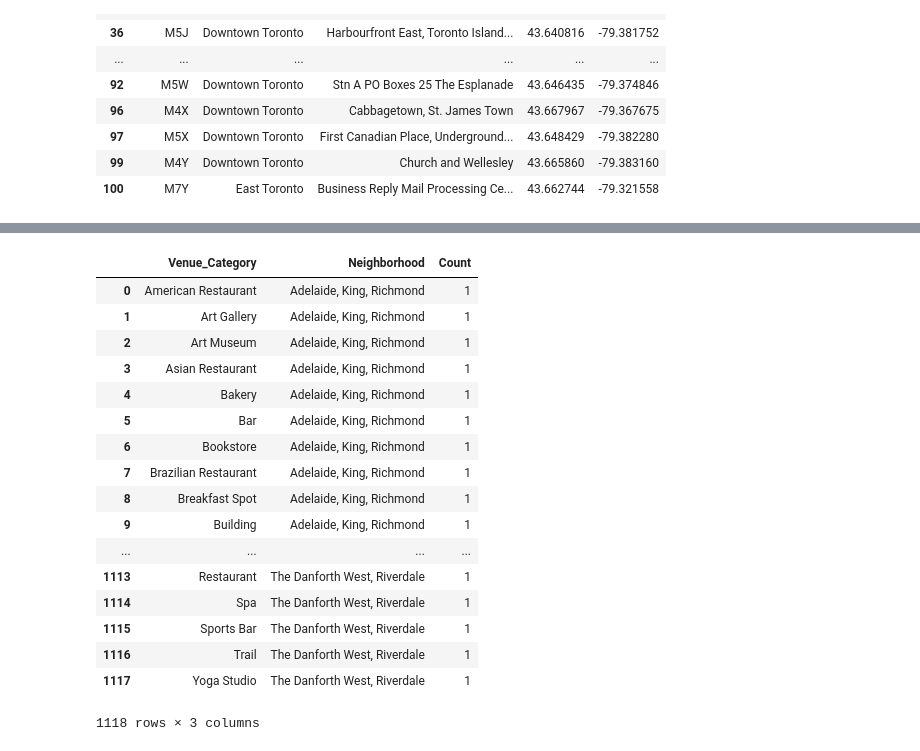
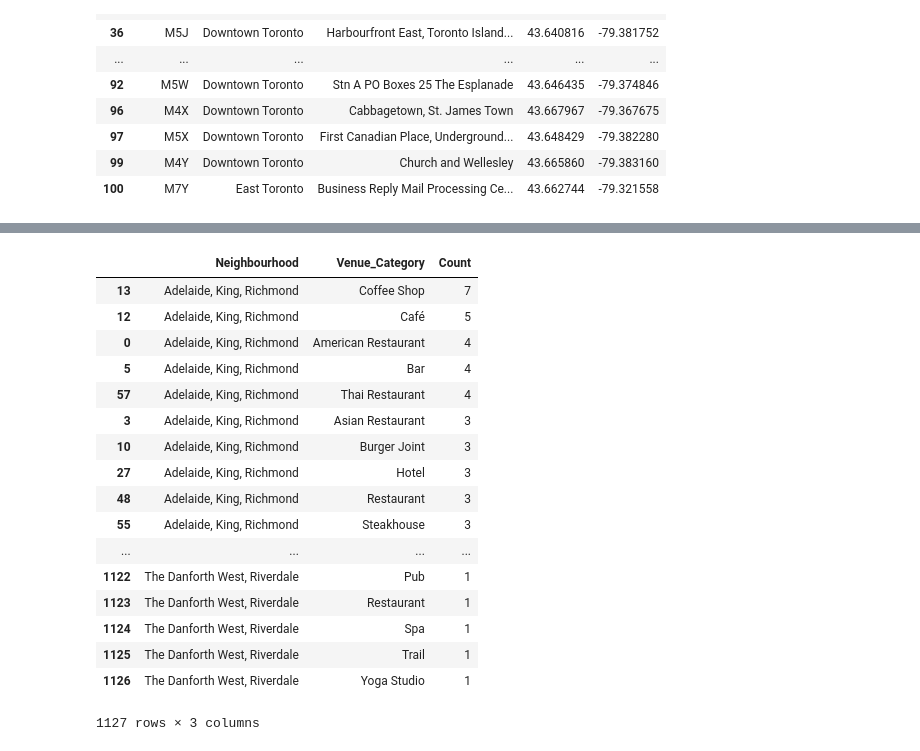
Before and after one commit to ZsoltNagy86/Coursera_Capstone, a Jupyter notebook: Code/SandCofTorontoNeighbourhoods-checkpoint.ipynb, the cells around one changed output, grey strips where cells are left out. Saved outputs shown, nothing was run; the diff lists cells and outputs as text; code cells hidden in the pictures.

```diff
--- a/Code/SandCofTorontoNeighbourhoods-checkpoint.ipynb
+++ b/Code/SandCofTorontoNeighbourhoods-checkpoint.ipynb
@@ -233,9 +231,5 @@ df_n_tor
 # %%
 df_Tor_venues = getNearbyVenues(df_n_tor['Neighbourhood'], df_n_tor['Latitude'], df_n_tor['Longitude'], 500)
-df_Tor_venues = df_Tor_venues.rename(columns={"Neighborhood Latitude": "Neighborhood_Latitude",
-                                             "Neighborhood Longitude": "Neighborhood_Longitude",
-                                             "Venue Latitude": "Venue_Latitude",
-                                             "Venue Longitude": "Venue_Longitude",
-                                             "Venue Category": "Venue_Category"})
+
 df_Tor_venues.head(10)
 # %% [output]
@@ -273,22 +301,23 @@ df_Tor_venues >> group_by(X.Neighborhood) >> summarize(Count = X.Venue_Category.
 # %%
-df_Tor_venues = df_Tor_venues >> group_by(X.Neighborhood, X.Venue_Category) >> summarize(Count = X.Venue_Category.count()) >> arrange(X.Neighborhood, X.Count, ascending=False)
-df_Tor_venues
+df_Tor_venues_grouped = df_Tor_venues >> group_by(X.Neighbourhood, X.Venue_Category) >> summarize(Count = X.Venue_Category.count()) >> select(X.Neighbourhood, X.Venue_Category, X.Count)
+df_Tor_venues_grouped = df_Tor_venues_grouped.sort_values(by=['Neighbourhood','Count'], ascending=[True, False])
+df_Tor_venues_grouped
 # %% [output]
-|  | Venue_Category | Neighborhood | Count |
-| 0 | American Restaurant | Adelaide, King, Richmond | 1 |
-| 1 | Art Gallery | Adelaide, King, Richmond | 1 |
-| 2 | Art Museum | Adelaide, King, Richmond | 1 |
-| 3 | Asian Restaurant | Adelaide, King, Richmond | 1 |
-| 4 | Bakery | Adelaide, King, Richmond | 1 |
-| 5 | Bar | Adelaide, King, Richmond | 1 |
-| 6 | Bookstore | Adelaide, King, Richmond | 1 |
-| 7 | Brazilian Restaurant | Adelaide, King, Richmond | 1 |
-| 8 | Breakfast Spot | Adelaide, King, Richmond | 1 |
-| 9 | Building | Adelaide, King, Richmond | 1 |
+|  | Neighbourhood | Venue_Category | Count |
+| 13 | Adelaide, King, Richmond | Coffee Shop | 7 |
+| 12 | Adelaide, King, Richmond | Café | 5 |
+| 0 | Adelaide, King, Richmond | American Restaurant | 4 |
+| 5 | Adelaide, King, Richmond | Bar | 4 |
+| 57 | Adelaide, King, Richmond | Thai Restaurant | 4 |
+| 3 | Adelaide, King, Richmond | Asian Restaurant | 3 |
+| 10 | Adelaide, King, Richmond | Burger Joint | 3 |
+| 27 | Adelaide, King, Richmond | Hotel | 3 |
+| 48 | Adelaide, King, Richmond | Restaurant | 3 |
+| 55 | Adelaide, King, Richmond | Steakhouse | 3 |
 | ... | ... | ... | ... |
-| 1113 | Restaurant | The Danforth West, Riverdale | 1 |
-| 1114 | Spa | The Danforth West, Riverdale | 1 |
-| 1115 | Sports Bar | The Danforth West, Riverdale | 1 |
-| 1116 | Trail | The Danforth West, Riverdale | 1 |
-| 1117 | Yoga Studio | The Danforth West, Riverdale | 1 |
+| 1122 | The Danforth West, Riverdale | Pub | 1 |
+| 1123 | The Danforth West, Riverdale | Restaurant | 1 |
+| 1124 | The Danforth West, Riverdale | Spa | 1 |
+| 1125 | The Danforth West, Riverdale | Trail | 1 |
+| 1126 | The Danforth West, Riverdale | Yoga Studio | 1 |
-1118 rows × 3 columns
+1127 rows × 3 columns
```
Also changed, not shown: parts of 14 cells of this notebook, 2 other files.
